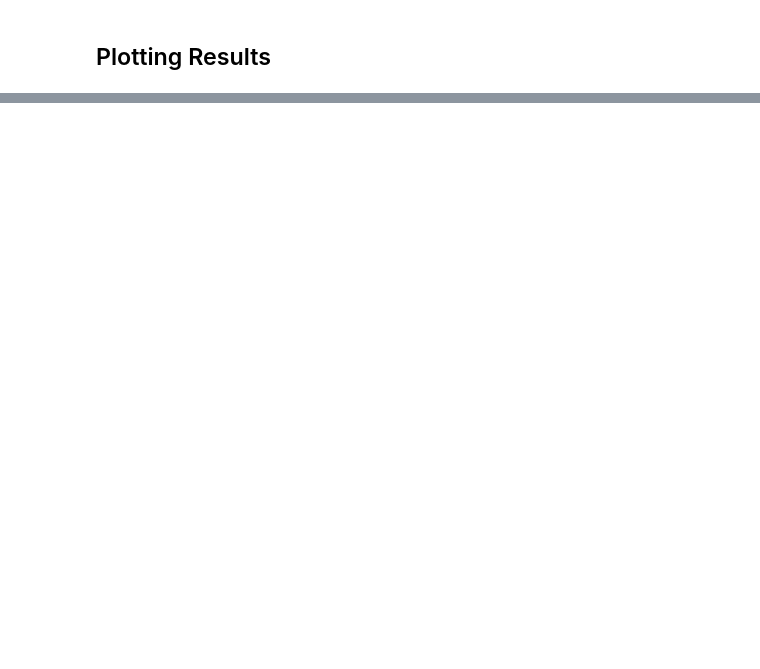
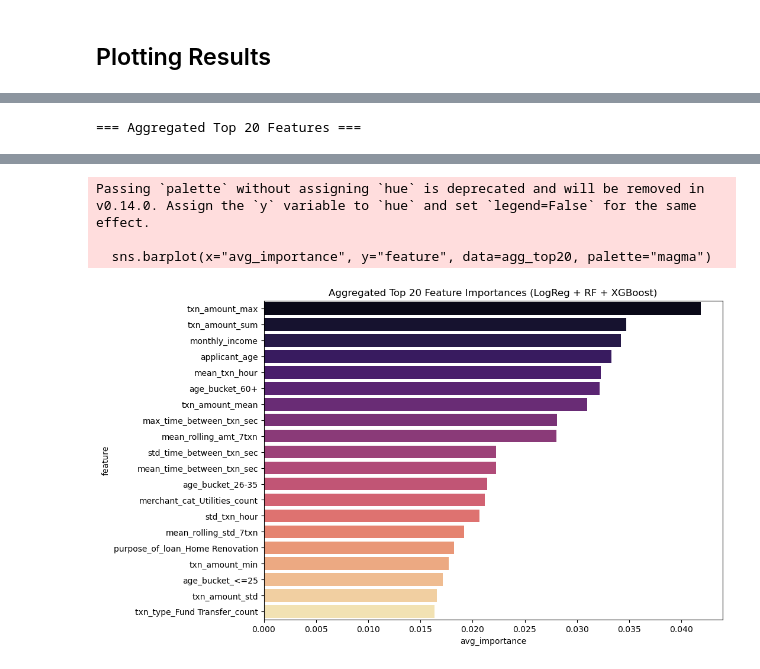
Before and after one commit to nigel-tannn/bt4012-project, a Jupyter notebook: model_training.ipynb, the cells around one changed output, grey strips where cells are left out. Drawn from its saved outputs; the diff is of its cells as text; code cells hidden in the pictures; blank space fills up the shorter version.

```diff
--- a/model_training.ipynb
+++ b/model_training.ipynb
@@ -910,0 +713,6 @@ plot_model_performance(results_df)
+# %%
+def get_feature_names(fitted_preprocessor):
+    num_features = numeric_cols
+    cat_ohe = fitted_preprocessor.named_transformers_["cat"].named_steps["onehot"]
+    cat_features = cat_ohe.get_feature_names_out(categorical_cols)
+    return np.concatenate([num_features, cat_features])
@@ -910,0 +769,26 @@ plot_model_performance(results_df)
+# %%
+# Aggregated Importance
+agg_df = None
+for model_name, df in model_importances.items():
+    temp = df.copy()
+    temp["importance"] = temp["importance"] / temp["importance"].sum() # Normalize
+    temp = temp.rename(columns={"importance": f"{model_name}_importance"})
+    if agg_df is None:
+        agg_df = temp
+    else:
+        agg_df = agg_df.merge(temp, on="feature", how="outer")
+
+agg_df = agg_df.fillna(0)
+importance_cols = [c for c in agg_df.columns if c.endswith("_importance")]
+agg_df["avg_importance"] = agg_df[importance_cols].mean(axis=1)
+agg_top20 = agg_df.sort_values("avg_importance", ascending=False).head(20)
+
+print("\n=== Aggregated Top 20 Features ===")
+display(agg_top20)
+
+plt.figure(figsize=(10, 7))
+sns.barplot(x="avg_importance", y="feature", data=agg_top20, palette="magma")
+plt.title("Aggregated Top 20 Feature Importances (LogReg + RF + XGBoost)")
+plt.show()
+# %% [output]
+=== Aggregated Top 20 Features ===
@@ -910,0 +812,4 @@ plot_model_performance(results_df)
+Passing `palette` without assigning `hue` is deprecated and will be removed in v0.14.0. Assign the `y` variable to `hue` and set `legend=False` for the same effect.
+
+  sns.barplot(x="avg_importance", y="feature", data=agg_top20, palette="magma")
+[figure, added]
```
Also changed, not shown: parts of 33 cells of this notebook.
